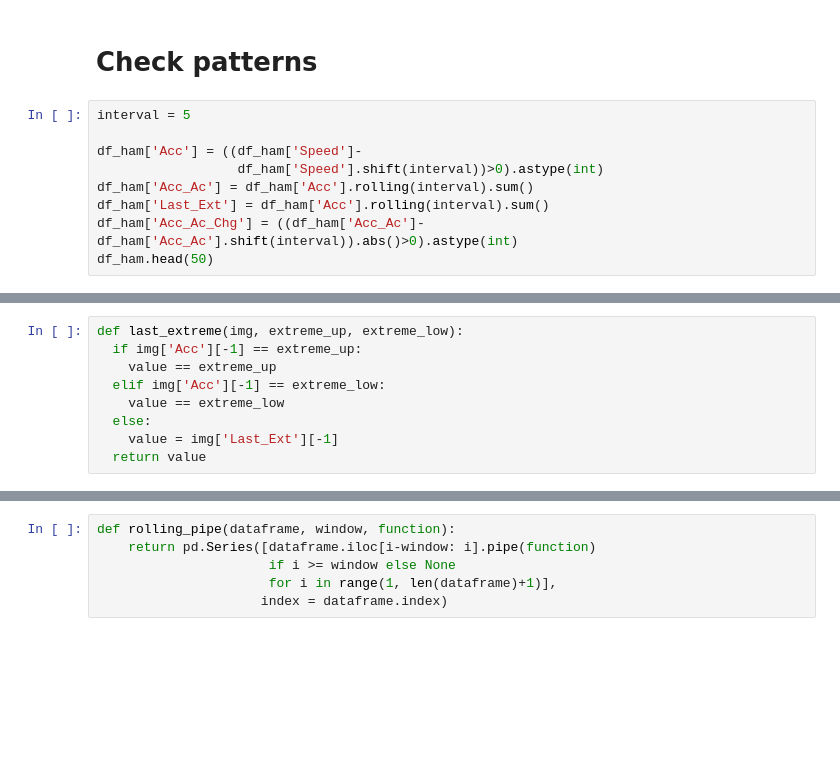
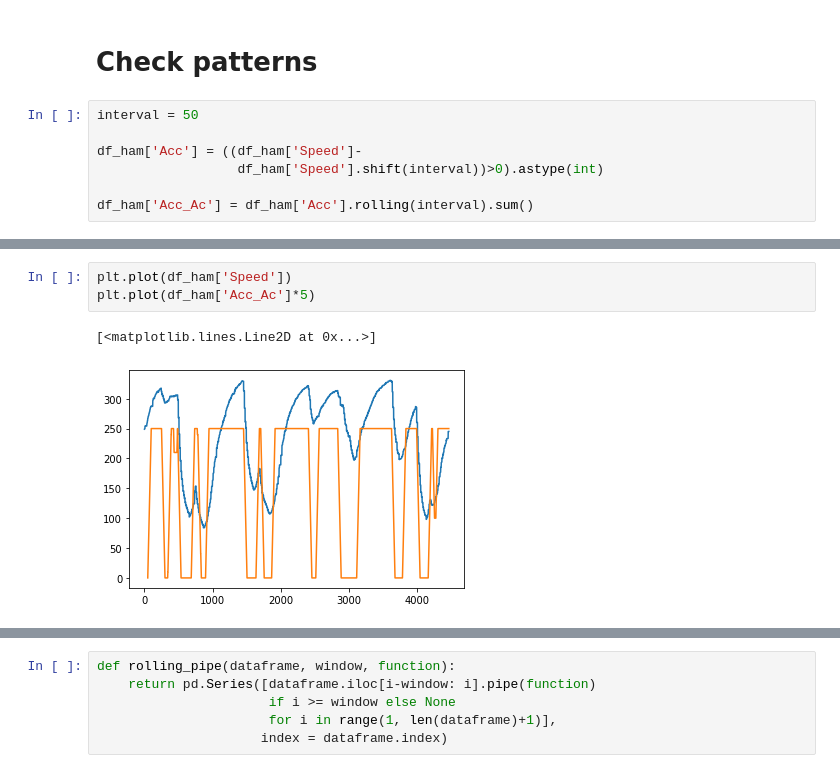
Before and after one commit to JotaBlanco/F1_Data, a Jupyter notebook: F1_Lapping.ipynb, the cells around one changed output, grey strips where cells are left out. Saved outputs shown, nothing was run; the diff lists cells and outputs as text; blank space fills up the shorter version.

```diff
--- a/F1_Lapping.ipynb
+++ b/F1_Lapping.ipynb
@@ -202,11 +219,9 @@ plt.show()
 # %% [markdown]
 # Check patterns
 # %%
-interval = 5
+interval = 50
 
 df_ham['Acc'] = ((df_ham['Speed']-
                   df_ham['Speed'].shift(interval))>0).astype(int)
+
 df_ham['Acc_Ac'] = df_ham['Acc'].rolling(interval).sum()
-df_ham['Last_Ext'] = df_ham['Acc'].rolling(interval).sum()
-df_ham['Acc_Ac_Chg'] = ((df_ham['Acc_Ac']-df_ham['Acc_Ac'].shift(interval)).abs()>0).astype(int)
-df_ham.head(50)
@@ -231,9 +228,6 @@ df_ham.head(50)
-# %%
-def last_extreme(img, extreme_up, extreme_low):
-  if img['Acc'][-1] == extreme_up:
-    value == extreme_up
-  elif img['Acc'][-1] == extreme_low:
-    value == extreme_low
-  else:
-    value = img['Last_Ext'][-1]
-  return value
+# %%
+plt.plot(df_ham['Speed'])
+plt.plot(df_ham['Acc_Ac']*5)
+# %% [output]
+[<matplotlib.lines.Line2D at 0x...>]
+[figure, added]
```
Also changed, not shown: parts of 70 cells of this notebook.
